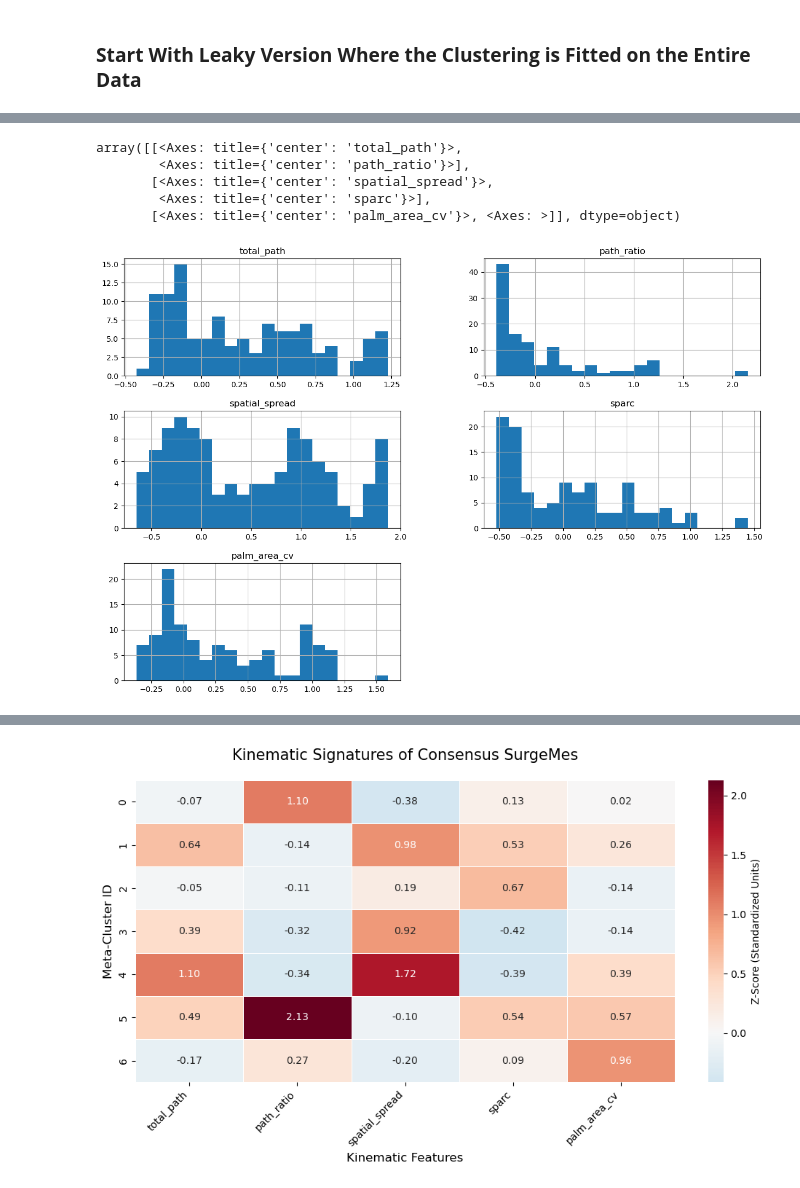
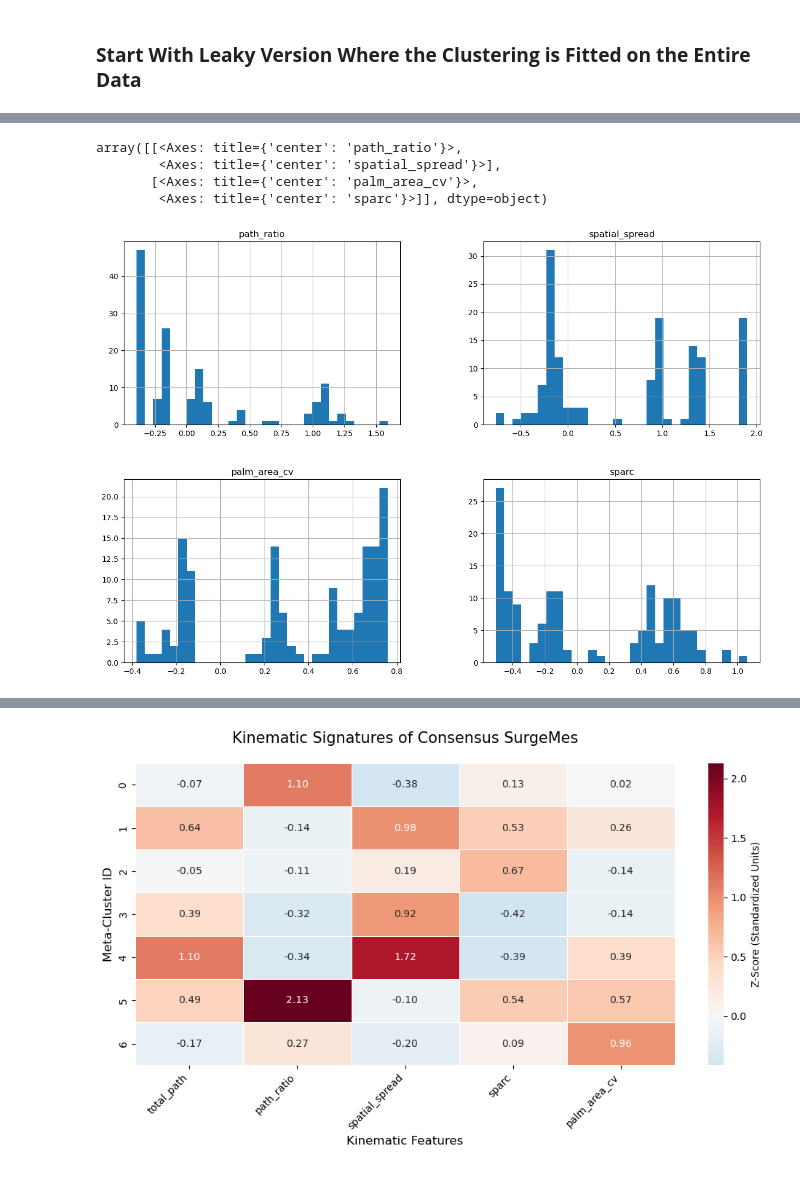
Before and after one commit to FinnWeikert/master-project, a Jupyter notebook: notebooks_final/BOW_window_features.ipynb, the cells around one changed output, grey strips where cells are left out. Cells and saved outputs as stored; diff of their text form; code cells hidden in the pictures.

```diff
--- a/notebooks_final/BOW_window_features.ipynb
+++ b/notebooks_final/BOW_window_features.ipynb
@@ -40,7 +40,7 @@ df_dict = dict(sorted(df_dict.items()))
 df_scores = pd.read_csv("data/scores/merged_scores.csv")[['Vid_Name', 'QRS_Overal']]
 grs_scores = df_scores.set_index('Vid_Name')['QRS_Overal'].to_dict()
 
-extractor = WindowFeatureExtractor(hand="Right", window_sec=1.5, step_sec=0.5, log_transform=False, include_bimanual=True)
+extractor = WindowFeatureExtractor(hand="Right", window_sec=1.5, step_sec=0.5, log_transform=False, include_bimanual=False)
 df_window_features = extractor.extract_features(df_dict)
 # %%
 df_pc1_features = pd.read_csv("data/metrics/global_pc1_features.csv")
@@ -78,7 +140,8 @@ corr_matrix
 # %%
-vocab = KinematicVocabulary(n_clusters=16, random_state=42, model_type='kmeans', n_init=5,
-                          feature_cols=['vel_p90', 'path_ratio', 'spatial_spread', 'sparc', 'palm_area_cv'],
-                          log_feats=['vel_p90', 'path_ratio', 'spatial_spread', 'sparc'])
+vocab = KinematicVocabulary(n_clusters=18, random_state=42, model_type='kmeans', n_init=5,
+                          feature_cols=['path_ratio', 'spatial_spread', 'palm_area_cv', 'sparc'],
+                          power_feats=['path_ratio', 'spatial_spread', 'palm_area_cv', 'sparc'],
+                          )
 
 """df_bimanual = df_window_features[df_window_features['bimanual_dist_mean'].notna()]
 vocab = KinematicVocabulary(n_clusters=20, random_state=42, model_type='kmeans', n_init=5,
@@ -373,0 +904,34 @@ Name: count, dtype: float64
+# %%
+for seed in random.sample(range(100), 1):
+    #with normal k means, seed 62 is good!
+    print('seed:', seed)
+    vocab = KinematicVocabulary(n_clusters=18, random_state=42, model_type='kmeans', n_init=5,
+                                feature_cols=['path_ratio', 'spatial_spread', 'palm_area_cv', 'sparc'],
+                                log_feats=['path_ratio', 'spatial_spread', 'palm_area_cv', 'sparc'],
+                                power_feats=None)
+
+    # => either go with this or total_path instead of vel_p90, but not both since they are redundant
+
+    selector = NestedFeatureSelector(
+        top_n=5,
+        pr2_threshold=0.00,         # how much additional variance is needed to be selected
+        corr_threshold=0.8          # corr threhsold between candiate features to be selected (to avoid redundancy)
+    )
+
+    model = RidgeCV(alphas=np.logspace(-1, 2, 20))
+
+    #model = ElasticNetCV(alphas=np.logspace(-1, 2, 20))
+
+
+    results_df, profile_df, fold_centroids = run_hybrid_vocabulary_loso(
+                df_videos=df_pc1_features,
+                df_windows=df_window,
+                primary_features=pc1_features,
+                extra_features=['velocity_corr'],
+                target_col='QRS_Overal',
+                surgeon_col='Participant Number',
+                video_col='video_id',
+                vocab=vocab,
+                selector=selector,
+                model=model
+    )
@@ -374,13 +990,12 @@ Name: count, dtype: float64
 # %%
 # histogrames of each feat:
-profile_df[vocab.feature_cols].hist(bins=20, figsize=(15, 10))
+profile_df[vocab.feature_cols].hist(bins=30, figsize=(15, 10))
 # %% [output]
-array([[<Axes: title={'center': 'total_path'}>,
-        <Axes: title={'center': 'path_ratio'}>],
-       [<Axes: title={'center': 'spatial_spread'}>,
-        <Axes: title={'center': 'sparc'}>],
-       [<Axes: title={'center': 'palm_area_cv'}>, <Axes: >]], dtype=object)
+array([[<Axes: title={'center': 'path_ratio'}>,
+        <Axes: title={'center': 'spatial_spread'}>],
+       [<Axes: title={'center': 'palm_area_cv'}>,
+        <Axes: title={'center': 'sparc'}>]], dtype=object)
-[figure, old version]
+[figure, new version]
 # %%
 from sklearn.cluster import KMeans
 from sklearn.metrics import silhouette_score
```
Also changed, not shown: parts of 34 cells of this notebook, 5 other files.
